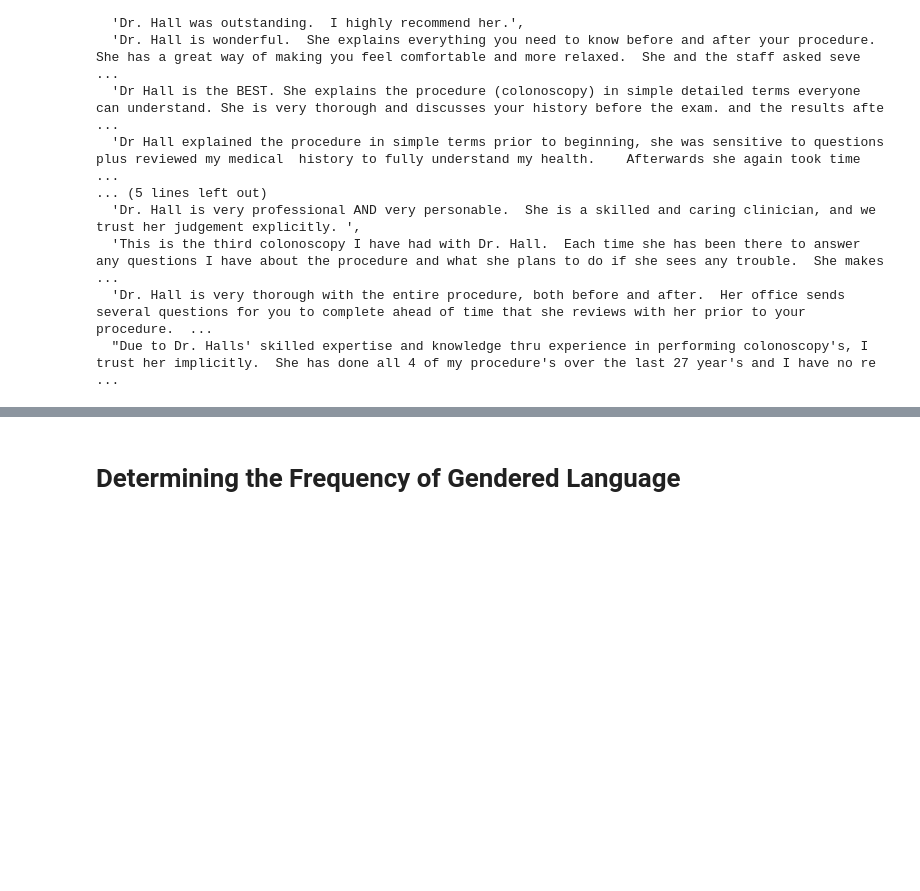
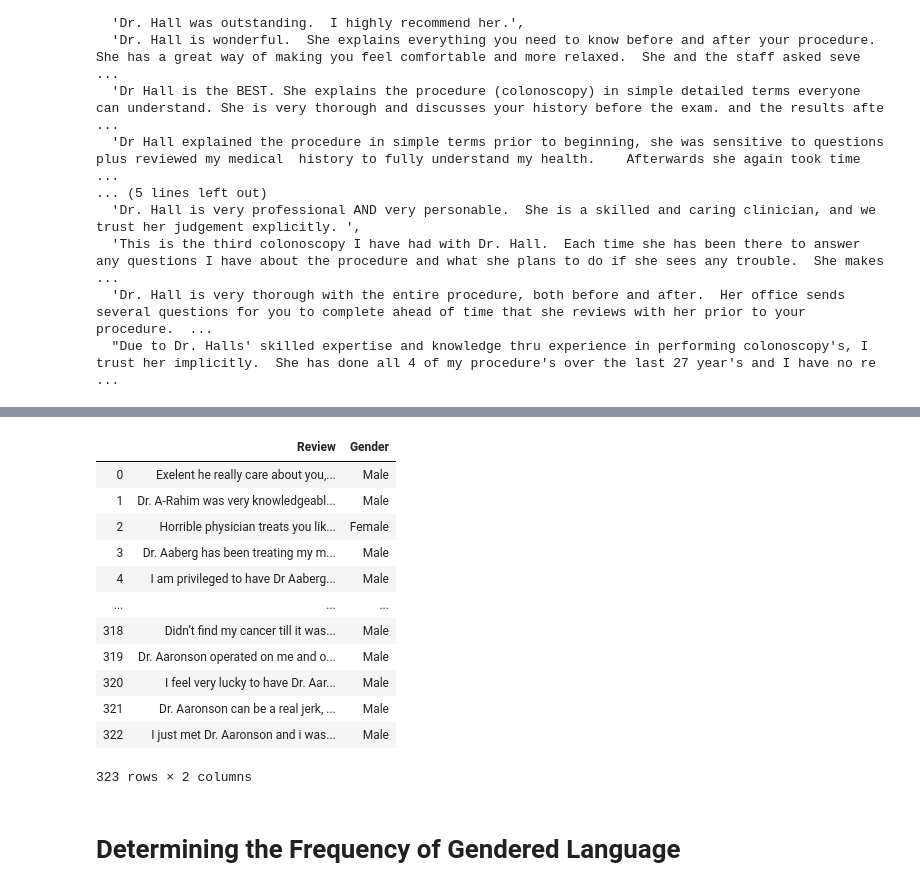
Before and after one commit to jillbaggett81/GenderBiasDetector, a Jupyter notebook: Scaping.ipynb, the cells around one changed output, grey strips where cells are left out. Cells and saved outputs as stored; diff of their text form; code cells hidden in the pictures; blank space fills up the shorter version.

```diff
--- a/Scaping.ipynb
+++ b/Scaping.ipynb
@@ -132,8 +146,11 @@ docs
 revs = {}
 for doc in docs[1:]:
     link = "https://www.healthgrades.com" + doc
-    (gender, commentList) = get_reviews(link)
-    for comment in commentList:
-        revs[comment] = gender
+    try:
+        (gender, commentList) = get_reviews(link)
+        for comment in commentList:
+            revs[comment] = gender
+    except:
+        print('not working: ', link)
 revs
 # %% [output]
@@ -157,3 +179,20 @@ revs
+# %%
+reviewsByGender = pd.DataFrame(list(revs.items()),columns = ['Review','Gender'])
+reviewsByGender
+# %% [output]
+|  | Review | Gender |
+| 0 | Exelent he really care about you,... | Male |
+| 1 | Dr. A-Rahim was very knowledgeabl... | Male |
+| 2 | Horrible physician treats you lik... | Female |
+| 3 | Dr. Aaberg has been treating my m... | Male |
+| 4 | I am privileged to have Dr Aaberg... | Male |
+| ... | ... | ... |
+| 318 | Didn’t find my cancer till it was... | Male |
+| 319 | Dr. Aaronson operated on me and o... | Male |
+| 320 | I feel very lucky to have Dr. Aar... | Male |
+| 321 | Dr. Aaronson can be a real jerk, ... | Male |
+| 322 | I just met Dr. Aaronson and i was... | Male |
+323 rows × 2 columns
 # %% [markdown]
 # Determining the Frequency of Gendered Language
 # %% [markdown]
```
Also changed, not shown: parts of 5 cells of this notebook.
